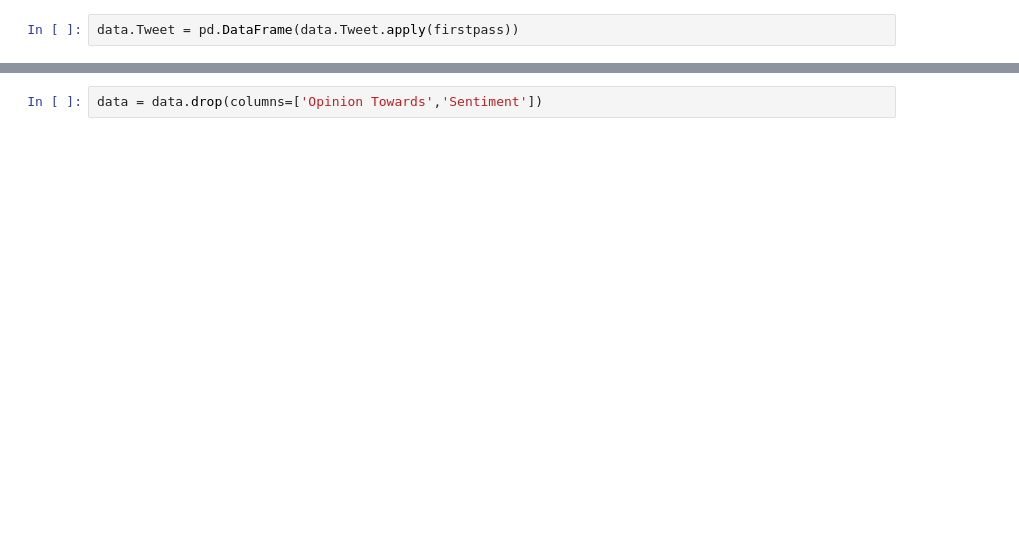
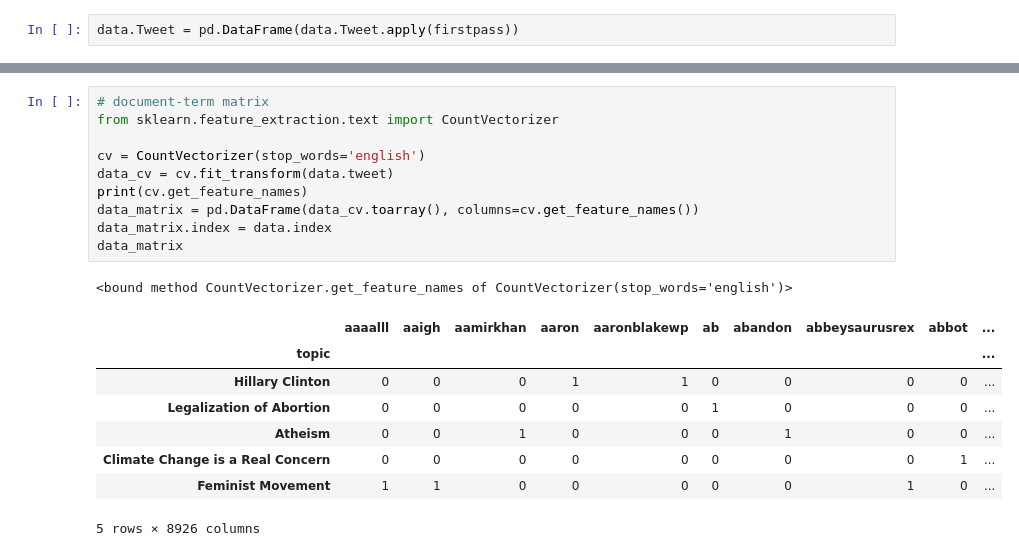
Before and after one commit to HaiderSS/Stance-Classification-in-Tweets, a Jupyter notebook: notebook.ipynb, the cells around one changed output, grey strips where cells are left out. Drawn from its saved outputs; the diff is of its cells as text; blank space fills up the shorter version.

```diff
--- a/notebook.ipynb
+++ b/notebook.ipynb
@@ -58,2 +65,20 @@ data
-# %%
-data = data.drop(columns=['Opinion Towards','Sentiment'])
+# %%
+# document-term matrix
+from sklearn.feature_extraction.text import CountVectorizer
+
+cv = CountVectorizer(stop_words='english')
+data_cv = cv.fit_transform(data.tweet)
+print(cv.get_feature_names)
+data_matrix = pd.DataFrame(data_cv.toarray(), columns=cv.get_feature_names())
+data_matrix.index = data.index
+data_matrix
+# %% [output]
+<bound method CountVectorizer.get_feature_names of CountVectorizer(stop_words='english')>
+|  | aaaalll | aaigh | aamirkhan | aaron | aaronblakewp | ab | abandon | abbeysaurusrex | abbot | ... |
+| topic |  |  |  |  |  |  |  |  |  | ... |
+| Hillary Clinton | 0 | 0 | 0 | 1 | 1 | 0 | 0 | 0 | 0 | ... |
+| Legalization of Abortion | 0 | 0 | 0 | 0 | 0 | 1 | 0 | 0 | 0 | ... |
+| Atheism | 0 | 0 | 1 | 0 | 0 | 0 | 1 | 0 | 0 | ... |
+| Climate Change is a Real Concern | 0 | 0 | 0 | 0 | 0 | 0 | 0 | 0 | 1 | ... |
+| Feminist Movement | 1 | 1 | 0 | 0 | 0 | 0 | 0 | 1 | 0 | ... |
+5 rows × 8926 columns
```
Also changed, not shown: parts of 18 cells of this notebook.
